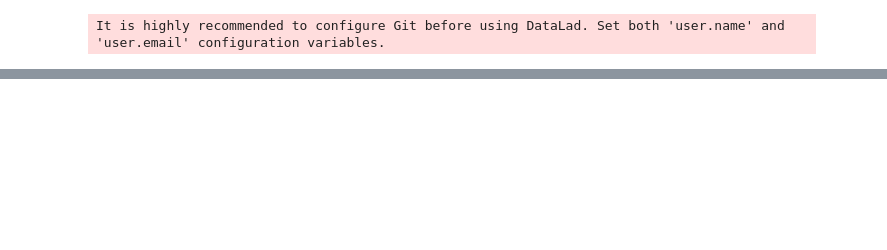
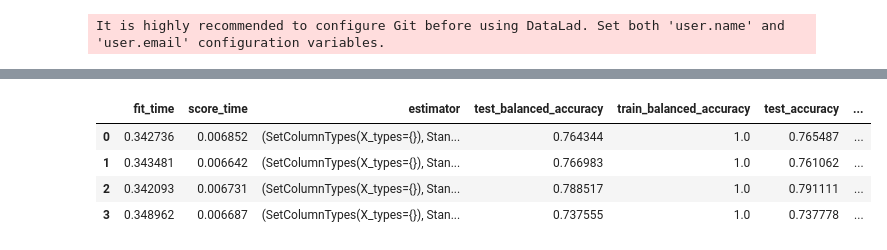
Before and after one commit to Cup-cake-lover/Julearn_predictions, a Jupyter notebook: AOMICID_1000_sexpreds.ipynb, the cells around one changed output, grey strips where cells are left out. Saved outputs shown, nothing was run; the diff lists cells and outputs as text; code cells hidden in the pictures; blank space fills up the shorter version.

```diff
--- a/AOMICID_1000_sexpreds.ipynb
+++ b/AOMICID_1000_sexpreds.ipynb
@@ -42,0 +109,46 @@ creator.add(
+# %%
+# For Random Forest
+creator_rf = PipelineCreator(problem_type="classification")
+creator_rf.add("zscore")
+creator_rf.add(
+    "rf",
+)
+
+search_params_rf = {
+    "kind": "optuna",
+    "cv": 4
+}
+
+# Random Forest on histograms
+scores_hists_rf, model_hists_rf, inspector_hists_rf = run_cross_validation(
+    X=X_histograms,
+    y='sex',
+    data=df_full_histograms,
+    search_params=search_params_rf,
+    model=creator_rf,
+    return_train_score=True,
+    return_inspector=True,
+    cv=4,
+    scoring=scoring,
+)
+
+# Random Forest on parcellations
+scores_schaefer_rf, model_schaefer_rf, inspector_schaefer_rf = run_cross_validation(
+    X=X_parcellations,
+    y='sex',
+    data=df_full_parcellations,
+    search_params=search_params_rf,
+    model=creator_rf,
+    return_train_score=True,
+    return_inspector=True,
+    cv=4,
+    scoring=scoring,
+)
+# %%
+scores_schaefer_rf
+# %% [output]
+|  | fit_time | score_time | estimator | test_balanced_accuracy | train_balanced_accuracy | test_accuracy | ... |
+| 0 | 0.342736 | 0.006852 | (SetColumnTypes(X_types={}), Stan... | 0.764344 | 1.0 | 0.765487 | ... |
+| 1 | 0.343481 | 0.006642 | (SetColumnTypes(X_types={}), Stan... | 0.766983 | 1.0 | 0.761062 | ... |
+| 2 | 0.342093 | 0.006731 | (SetColumnTypes(X_types={}), Stan... | 0.788517 | 1.0 | 0.791111 | ... |
+| 3 | 0.348962 | 0.006687 | (SetColumnTypes(X_types={}), Stan... | 0.737555 | 1.0 | 0.737778 | ... |
```
Also changed, not shown: parts of 16 cells of this notebook.
